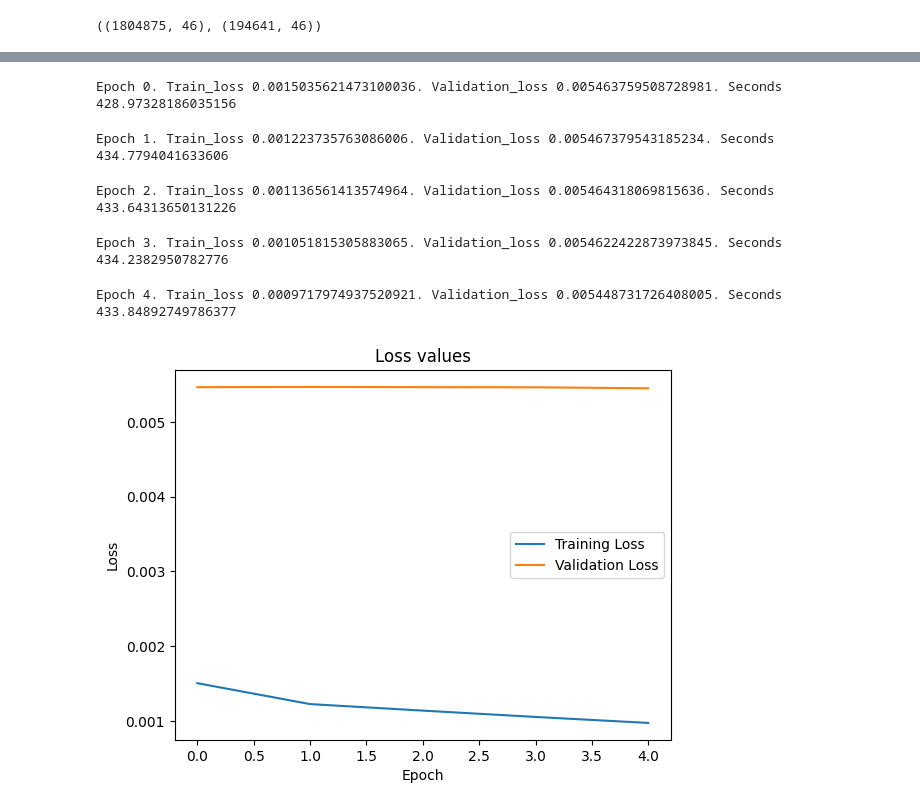
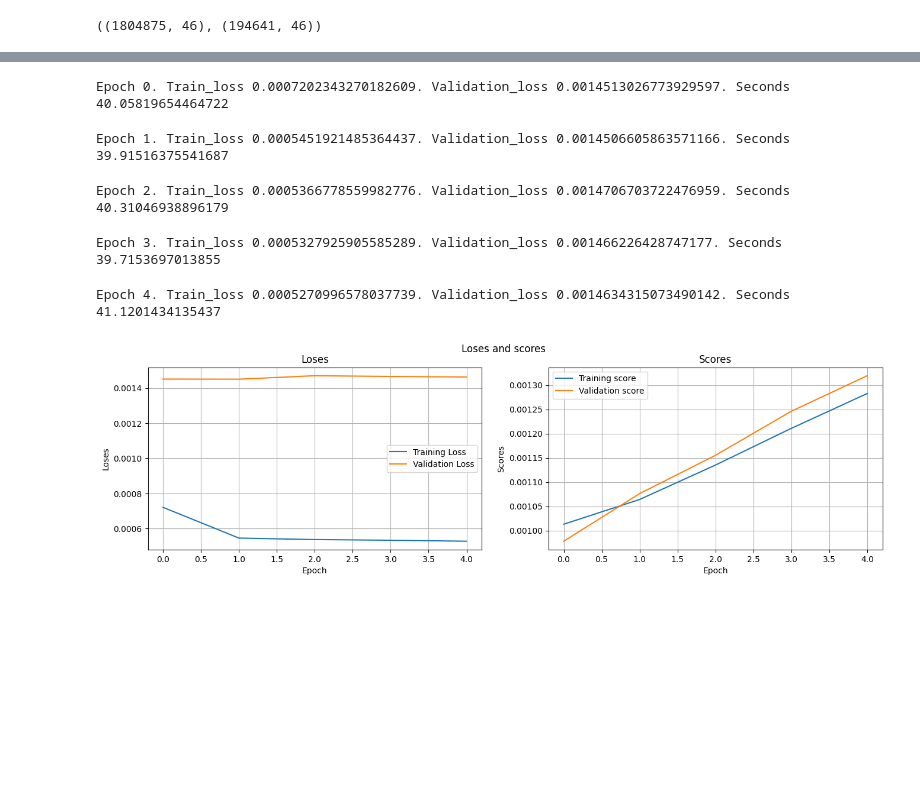
Before and after one commit to kosmobiker/sagemaker_exp, a Jupyter notebook: sandbox/nn2.ipynb, the cells around one changed output, grey strips where cells are left out. Saved outputs shown, nothing was run; the diff lists cells and outputs as text; code cells hidden in the pictures; blank space fills up the shorter version.

```diff
--- a/sandbox/nn2.ipynb
+++ b/sandbox/nn2.ipynb
@@ -310,6 +298,8 @@ cross_ent_loss = nn.BCEWithLogitsLoss(reduction='mean')
 # %%
 train_losses = []
 val_losses = []
+train_scores = []
+val_scores = []
 
 # Get the compute device
 device = torch.device("cuda" if torch.cuda.is_available() else "cpu")
@@ -319,8 +309,9 @@ for epoch in range(N_EPOCHES):
     start = time.time()
     training_loss = 0
     val_loss = 0
+    train_score = 0
+    val_score = 0
     model.train()
-    avg_loss = 0.
 
     for data, target in tqdm(train_loader):
         data = data.to(device)
@@ -331,43 +322,60 @@ for epoch in range(N_EPOCHES):
         loss.backward()
         trainer.step()
         training_loss += loss.item()
+        train_score += roc_auc_score(target, output.detach().cpu().numpy())
+
 
     model.eval()
 
     for data, target in tqdm(val_loader):
         data = data.to(device)
         target = target.to(device)
-        val_predictions = torch.sigmoid(model(data))
-        loss = cross_ent_loss(val_predictions.squeeze(1), target)
+        val_predictions = torch.sigmoid(model(data)).squeeze(1)
+        loss = cross_ent_loss(val_predictions, target)
         val_loss += loss.item()
+        val_score += roc_auc_score(target, val_predictions.detach().cpu().numpy())
 
     # Let's take the average losses
     training_loss = training_loss / len(train_label)
     val_loss = val_loss / len(val_label)
+    train_score = train_score / len(train_label)
+    val_score = val_score / len(val_label)
 
     train_losses.append(training_loss)
     val_losses.append(val_loss)
+    train_scores.append(train_score)
+    val_scores.append(val_score)
 
     end = time.time()
     print(
         f"Epoch {epoch}. Train_loss {training_loss}. Validation_loss {val_loss}. Seconds {end-start}"
     )
 # %% [output]
-Epoch 0. Train_loss 0.0015035621473100036. Validation_loss 0.005463759508728981. Seconds 428.97328186035156
+Epoch 0. Train_loss 0.0007202343270182609. Validation_loss 0.0014513026773929597. Seconds 40.05819654464722
-Epoch 1. Train_loss 0.001223735763086006. Validation_loss 0.005467379543185234. Seconds 434.7794041633606
+Epoch 1. Train_loss 0.0005451921485364437. Validation_loss 0.0014506605863571166. Seconds 39.91516375541687
-Epoch 2. Train_loss 0.001136561413574964. Validation_loss 0.005464318069815636. Seconds 433.64313650131226
+Epoch 2. Train_loss 0.0005366778559982776. Validation_loss 0.0014706703722476959. Seconds 40.31046938896179
-Epoch 3. Train_loss 0.001051815305883065. Validation_loss 0.0054622422873973845. Seconds 434.2382950782776
+Epoch 3. Train_loss 0.0005327925905585289. Validation_loss 0.001466226428747177. Seconds 39.7153697013855
-Epoch 4. Train_loss 0.0009717974937520921. Validation_loss 0.005448731726408005. Seconds 433.84892749786377
+Epoch 4. Train_loss 0.0005270996578037739. Validation_loss 0.0014634315073490142. Seconds 41.1201434135437
-# %%
-plt.plot(train_losses, label="Training Loss")
-plt.plot(val_losses, label="Validation Loss")
-plt.title("Loss values")
-plt.xlabel("Epoch")
-plt.ylabel("Loss")
-plt.legend()
-plt.show()
-# %% [output]
-[figure, removed]
+# %%
+plt.rcParams['axes.grid'] = True
+
+fig, ax = plt.subplots(1, 2, figsize=(16, 4))
+fig.suptitle('Loses and scores')
+ax[0].plot(train_losses, label="Training Loss")
+ax[0].plot(val_losses, label="Validation Loss")
+ax[0].legend()
+ax[0].set_title('Loses')
+ax[0].set_xlabel("Epoch")
+ax[0].set_ylabel("Loses")
+ax[1].plot(train_scores, label="Training score")
+ax[1].plot(val_scores, label="Validation score")
+ax[1].legend()
+ax[1].set_title('Scores')
+ax[1].set_xlabel("Epoch")
+ax[1].set_ylabel("Scores")
+plt.show()
+# %% [output]
+[figure, added]
 # %%
 def sigmoid(x):
     return 1 / (1 + np.exp(-x))
```
Also changed, not shown: parts of 10 cells of this notebook, 1 other file.
